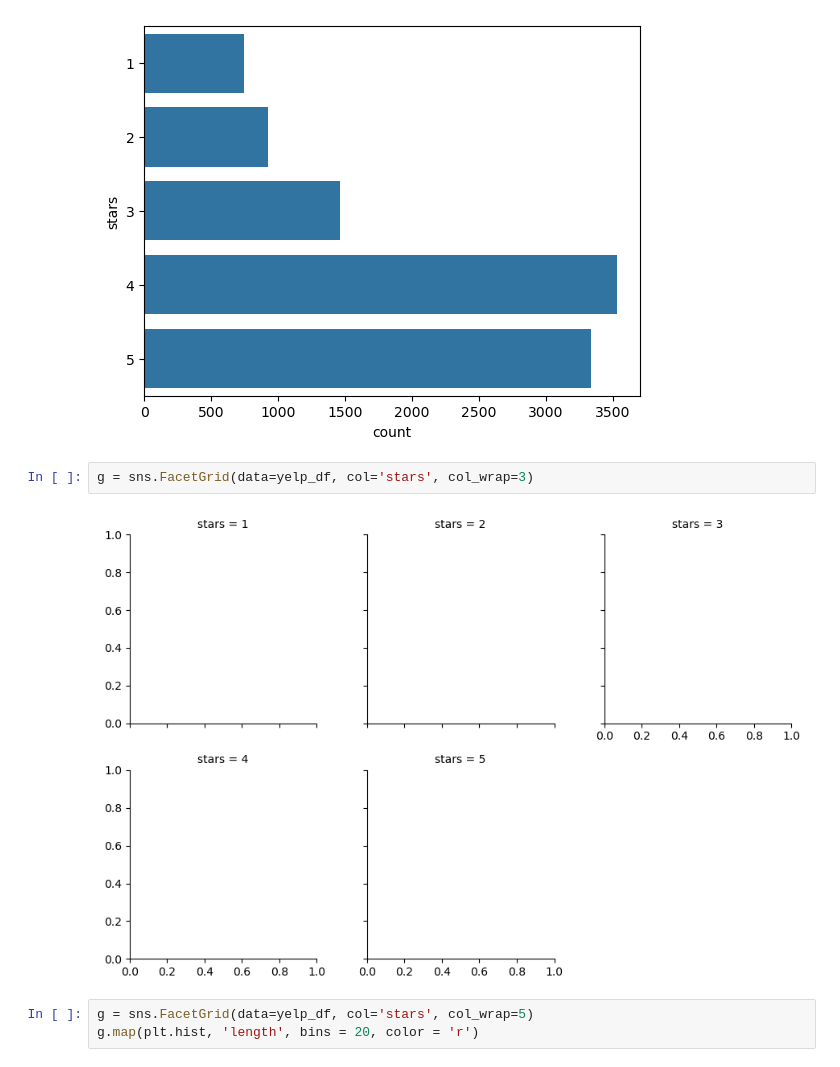
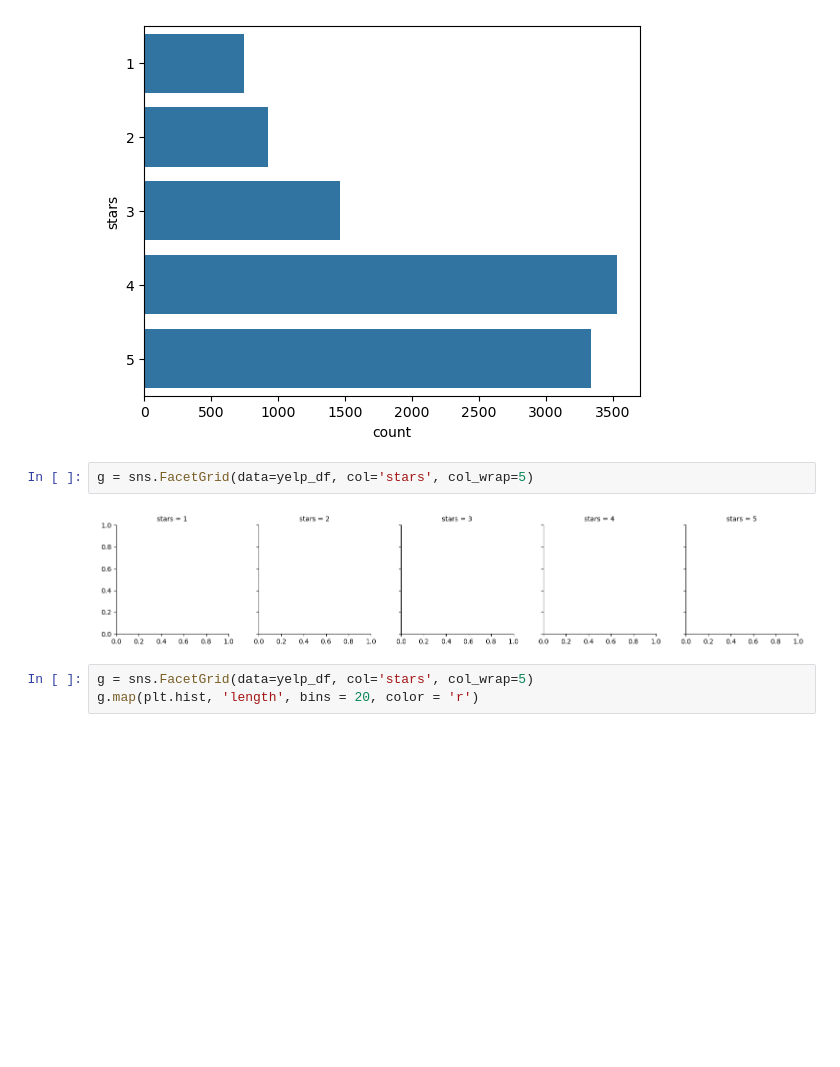
Before and after one commit to elarsaks/8ML-Projects, a Jupyter notebook: Project 7/MySolution.ipynb, the cells around one changed output. Drawn from its saved outputs; the diff is of its cells as text; blank space fills up the shorter version.

Commit message:
Do 73: Visualize Dataset.

```diff
--- a/Project 7/MySolution.ipynb
+++ b/Project 7/MySolution.ipynb
@@ -112,9 +112,9 @@ sns.countplot(y = 'stars', data=yelp_df)
 <Axes: xlabel='count', ylabel='stars'>
 [figure]
 # %%
-g = sns.FacetGrid(data=yelp_df, col='stars', col_wrap=3)
+g = sns.FacetGrid(data=yelp_df, col='stars', col_wrap=5)
 # %% [output]
-[figure, old version]
+[figure, new version]
 # %%
 g = sns.FacetGrid(data=yelp_df, col='stars', col_wrap=5)
 g.map(plt.hist, 'length', bins = 20, color = 'r')
```
Also changed, not shown: parts of 3 cells of this notebook.
